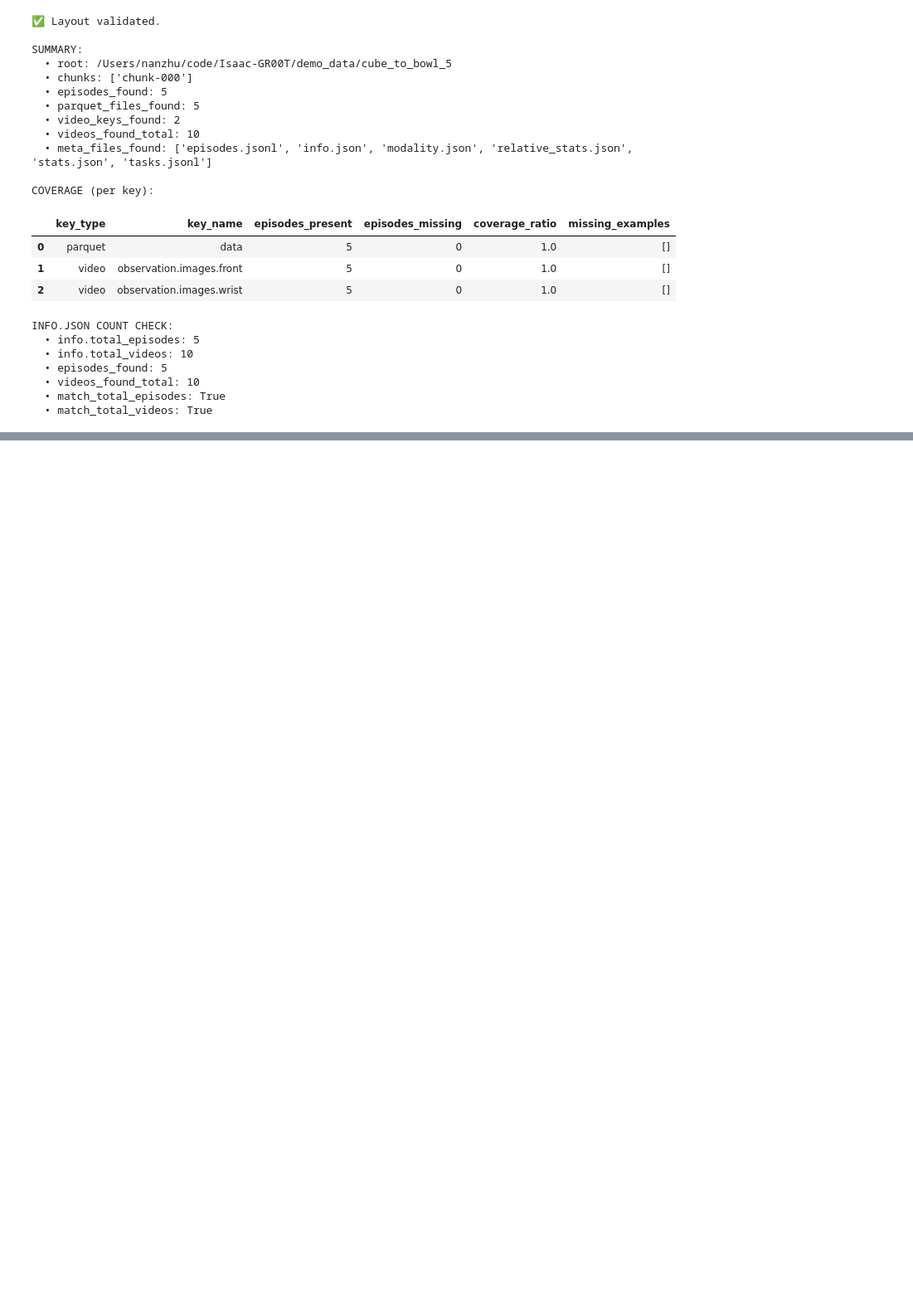
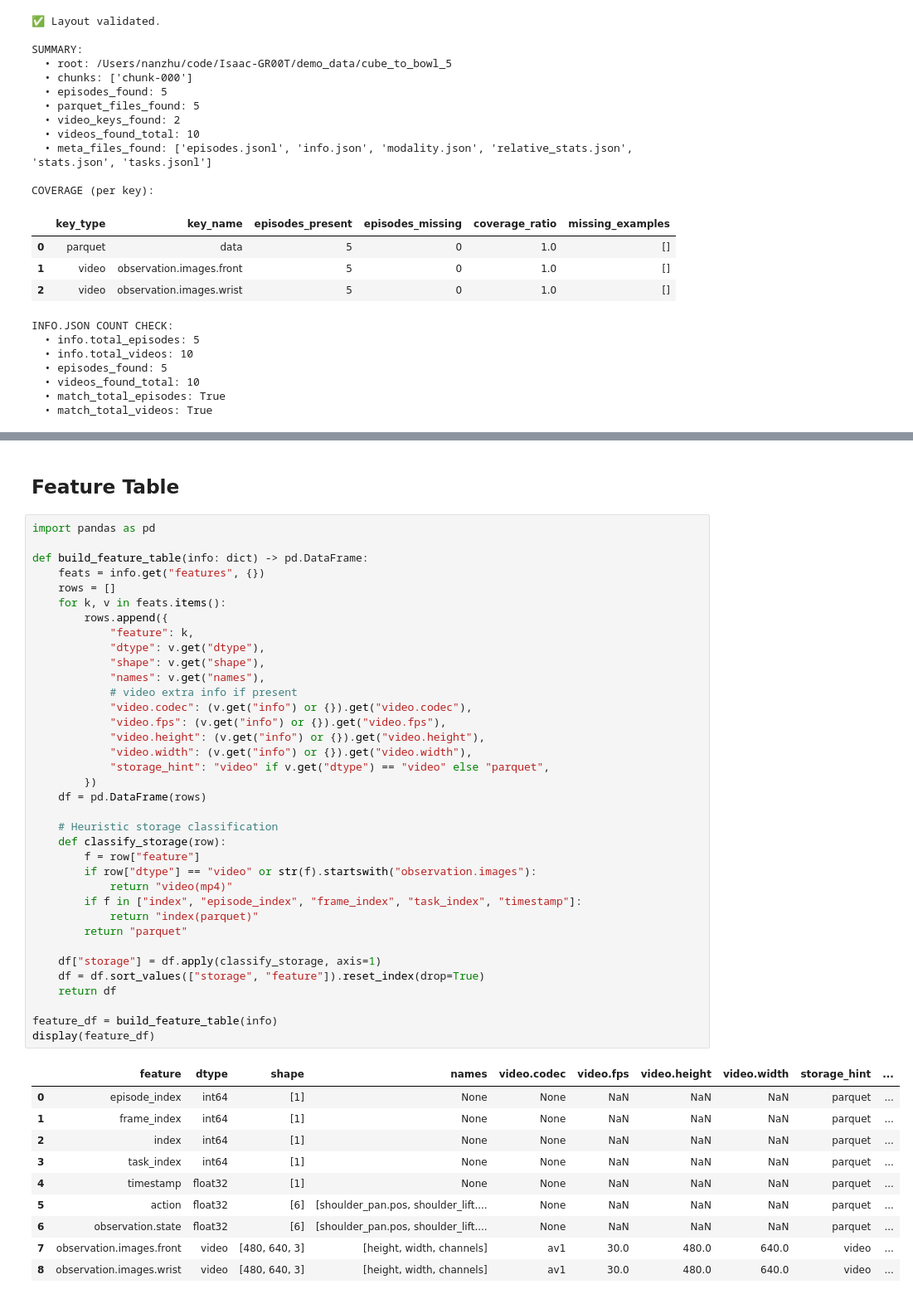
Before and after one commit to CodingCat/lerobot-explorer, a Jupyter notebook: lerobot-explorer.ipynb, the cells around one changed output, grey strips where cells are left out. Shown at 83% size. Saved outputs shown, nothing was run; the diff lists cells and outputs as text; blank space fills up the shorter version.

```diff
--- a/lerobot-explorer.ipynb
+++ b/lerobot-explorer.ipynb
@@ -359,0 +411,49 @@ INFO.JSON COUNT CHECK:
+# %% [markdown]
+## Feature Table
+# %%
+import pandas as pd
+
+def build_feature_table(info: dict) -> pd.DataFrame:
+    feats = info.get("features", {})
+    rows = []
+    for k, v in feats.items():
+        rows.append({
+            "feature": k,
+            "dtype": v.get("dtype"),
+            "shape": v.get("shape"),
+            "names": v.get("names"),
+            # video extra info if present
+            "video.codec": (v.get("info") or {}).get("video.codec"),
+            "video.fps": (v.get("info") or {}).get("video.fps"),
+            "video.height": (v.get("info") or {}).get("video.height"),
+            "video.width": (v.get("info") or {}).get("video.width"),
+            "storage_hint": "video" if v.get("dtype") == "video" else "parquet",
+        })
+    df = pd.DataFrame(rows)
+
+    # Heuristic storage classification
+    def classify_storage(row):
+        f = row["feature"]
+        if row["dtype"] == "video" or str(f).startswith("observation.images"):
+            return "video(mp4)"
+        if f in ["index", "episode_index", "frame_index", "task_index", "timestamp"]:
+            return "index(parquet)"
+        return "parquet"
+
+    df["storage"] = df.apply(classify_storage, axis=1)
+    df = df.sort_values(["storage", "feature"]).reset_index(drop=True)
+    return df
+
+feature_df = build_feature_table(info)
+display(feature_df)
+# %% [output]
+|  | feature | dtype | shape | names | video.codec | video.fps | video.height | video.width | storage_hint | ... |
+| 0 | episode_index | int64 | [1] | None | None | NaN | NaN | NaN | parquet | ... |
+| 1 | frame_index | int64 | [1] | None | None | NaN | NaN | NaN | parquet | ... |
+| 2 | index | int64 | [1] | None | None | NaN | NaN | NaN | parquet | ... |
+| 3 | task_index | int64 | [1] | None | None | NaN | NaN | NaN | parquet | ... |
+| 4 | timestamp | float32 | [1] | None | None | NaN | NaN | NaN | parquet | ... |
+| 5 | action | float32 | [6] | [shoulder_pan.pos, shoulder_lift.... | None | NaN | NaN | NaN | parquet | ... |
+| 6 | observation.state | float32 | [6] | [shoulder_pan.pos, shoulder_lift.... | None | NaN | NaN | NaN | parquet | ... |
+| 7 | observation.images.front | video | [480, 640, 3] | [height, width, channels] | av1 | 30.0 | 480.0 | 640.0 | video | ... |
+| 8 | observation.images.wrist | video | [480, 640, 3] | [height, width, channels] | av1 | 30.0 | 480.0 | 640.0 | video | ... |
```
Also changed, not shown: parts of 5 cells of this notebook.
